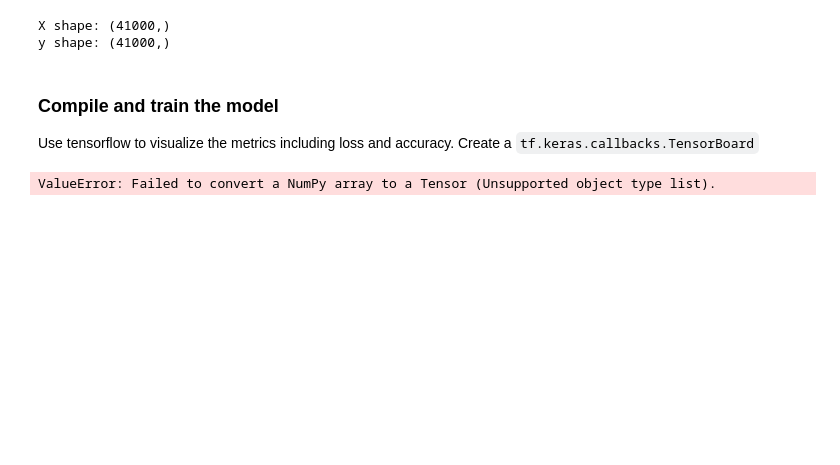
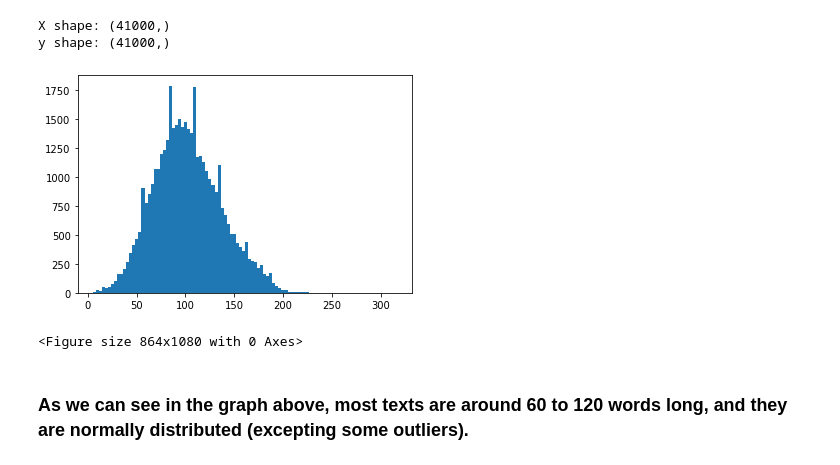
Before and after one commit to leosanchezsoler/bilbo-the-bot, a Jupyter notebook: main.ipynb, the cells around one changed output. Drawn from its saved outputs; the diff is of its cells as text; code cells hidden in the pictures; blank space fills up the shorter version.

Commit message:
almost finished training

```diff
--- a/main.ipynb
+++ b/main.ipynb
@@ -297,15 +285,11 @@ tfidf_vec = TfidfVectorizer(stop_words='english', ngram_range=(1, 2), tokenizer=
 X = df['soup']
 
 # y --> Target
-y = df['tag']
+y = df['tag'].values
 
 # Check shapes
 print('X shape:', X.shape)
 print('y shape:', y.shape)
-
-# Use np.stack to give the right dimension
-X = np.stack(np.array(df['soup']))
-y = np.array(df['tag'])
 # %% [output]
 X shape: (41000,)
 y shape: (41000,)
@@ -332,3 +295,0 @@ model.add(layers.Dense(1))
-# %% [markdown]
-### Compile and train the model
-Use tensorflow to visualize the metrics including loss and accuracy. Create a `tf.keras.callbacks.TensorBoard`
@@ -341,6 +296,14 @@ model.compile(optimizer='adam',
-# %%
-history = model.fit(X, y,
-                    epochs=200,
-                    callbacks = [tensorboard_callback])
-# %% [output]
-ValueError: Failed to convert a NumPy array to a Tensor (Unsupported object type list).
+# %%
+# Tokenize the sentences
+tokenizer = Tokenizer()
+tokenizer.fit_on_texts(X)
+
+X = tokenizer.texts_to_sequences(X)
+# %%
+# Visualize sequence length. In order to decide the size of maximum length of the senteces, it is useful to check length distribution of the articles
+plot_sentence_distribution(X, save=True, filename='sentence-length-distribution')
+# %% [output]
+[figure, added]
+<Figure size 864x1080 with 0 Axes>
+# %% [markdown]
+### As we can see in the graph above, most texts are around 60 to 120 words long, and they are normally distributed (excepting some outliers).
```
Also changed, not shown: parts of 27 cells of this notebook, 8 other files.
